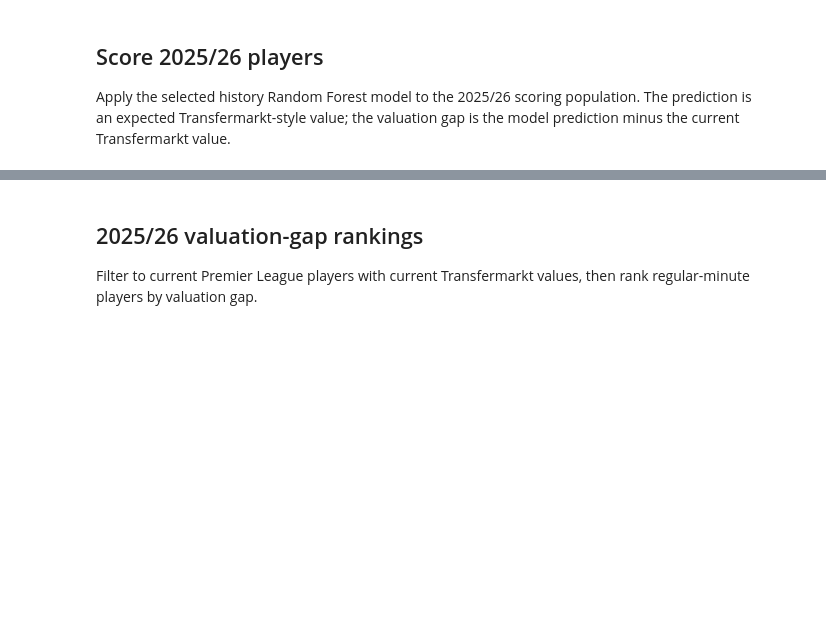
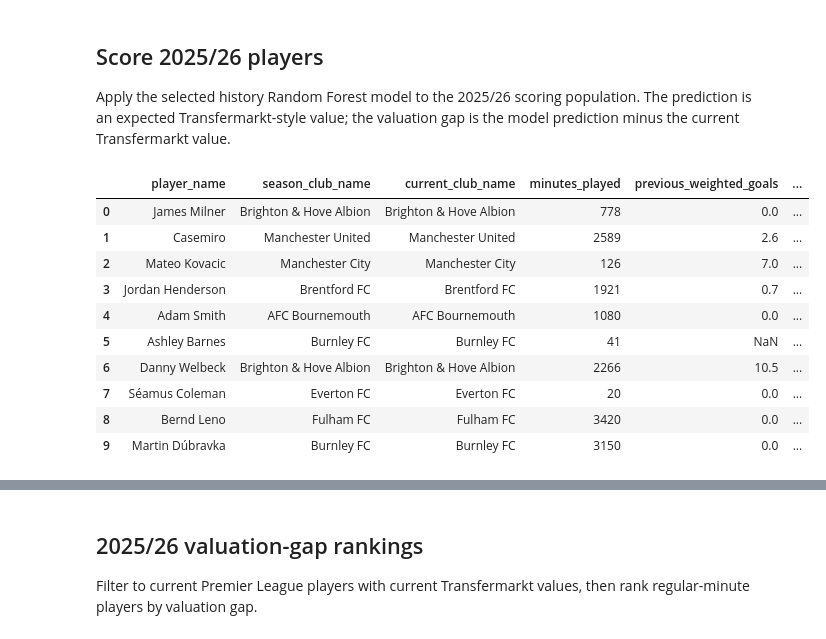
Before and after one commit to Nxjiii/prem-ai-valuation, a Jupyter notebook: notebooks/03_nonlinear_model.ipynb, the cells around one changed output, grey strips where cells are left out. Cells and saved outputs as stored; diff of their text form; code cells hidden in the pictures; blank space fills up the shorter version.

```diff
--- a/notebooks/03_nonlinear_model.ipynb
+++ b/notebooks/03_nonlinear_model.ipynb
@@ -382,8 +518,8 @@ Apply the selected history Random Forest model to the 2025/26 scoring population
 # %%
 players = load_players()
 season_club_lookup = build_season_club_lookup(
-    load_appearances(),
-    load_games(),
+    appearances,
+    games,
     players,
     season=2025,
 )
@@ -395,32 +531,52 @@ scoring_data_with_history = add_latest_history_to_scoring(
 )
 scoring_data_with_history = add_latest_weighted_history_to_scoring(
     scoring_data_with_history,
     appearance_history,
     history_season=2024,
 )
 scoring_data_with_history = add_preseason_market_values(
     scoring_data_with_history,
     valuations,
 )
+scoring_data_with_history = add_team_context_features(
+    scoring_data_with_history,
+    player_season_clubs,
+    team_context,
+)
 scoring_data_with_history = attach_season_club_metadata(
     scoring_data_with_history,
     season_club_lookup,
 )
 scoring_data_with_history = attach_current_player_values(
     scoring_data_with_history,
     players,
 )
 
 scoring_data_with_history[
     [
         "player_name",
         "season_club_name",
         "current_club_name",
         "minutes_played",
         "previous_weighted_goals",
         "previous_known_market_value_in_eur",
-        "previous_market_value_in_eur",
+        "team_points",
+        "team_final_position",
+        "team_won_league",
+        "player_minutes_share",
         "current_market_value_in_eur",
     ]
 ].head(10)
+# %% [output]
+|  | player_name | season_club_name | current_club_name | minutes_played | previous_weighted_goals | ... |
+| 0 | James Milner | Brighton & Hove Albion | Brighton & Hove Albion | 778 | 0.0 | ... |
+| 1 | Casemiro | Manchester United | Manchester United | 2589 | 2.6 | ... |
+| 2 | Mateo Kovacic | Manchester City | Manchester City | 126 | 7.0 | ... |
+| 3 | Jordan Henderson | Brentford FC | Brentford FC | 1921 | 0.7 | ... |
+| 4 | Adam Smith | AFC Bournemouth | AFC Bournemouth | 1080 | 0.0 | ... |
+| 5 | Ashley Barnes | Burnley FC | Burnley FC | 41 | NaN | ... |
+| 6 | Danny Welbeck | Brighton & Hove Albion | Brighton & Hove Albion | 2266 | 10.5 | ... |
+| 7 | Séamus Coleman | Everton FC | Everton FC | 20 | 0.0 | ... |
+| 8 | Bernd Leno | Fulham FC | Fulham FC | 3420 | 0.0 | ... |
+| 9 | Martin Dúbravka | Burnley FC | Burnley FC | 3150 | 0.0 | ... |
 # %%
```
Also changed, not shown: parts of 23 cells of this notebook, 4 other files.
